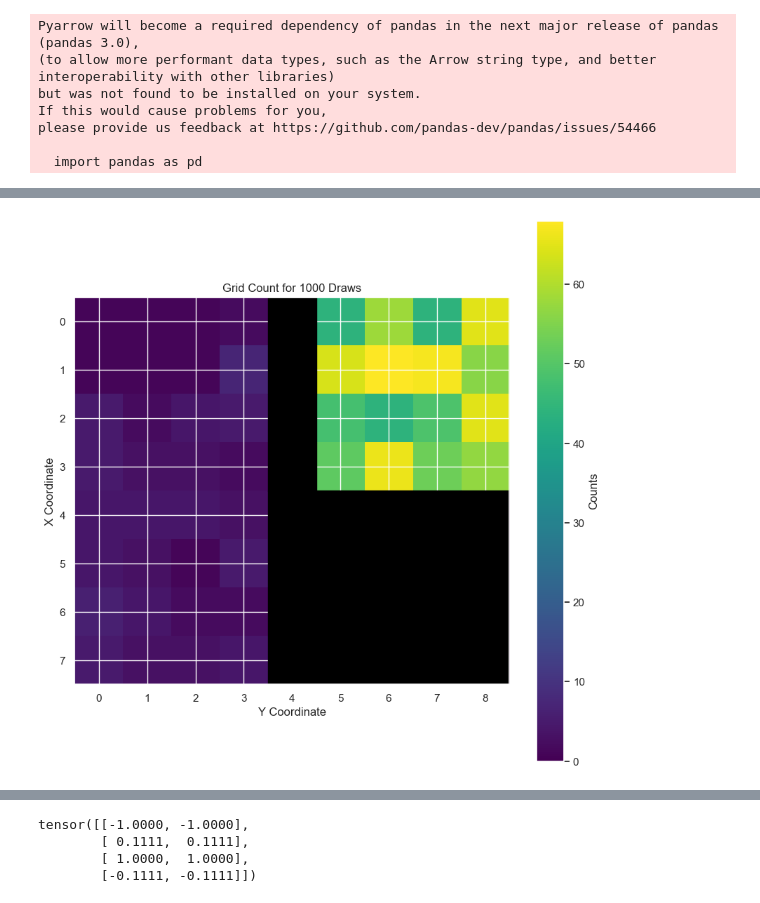
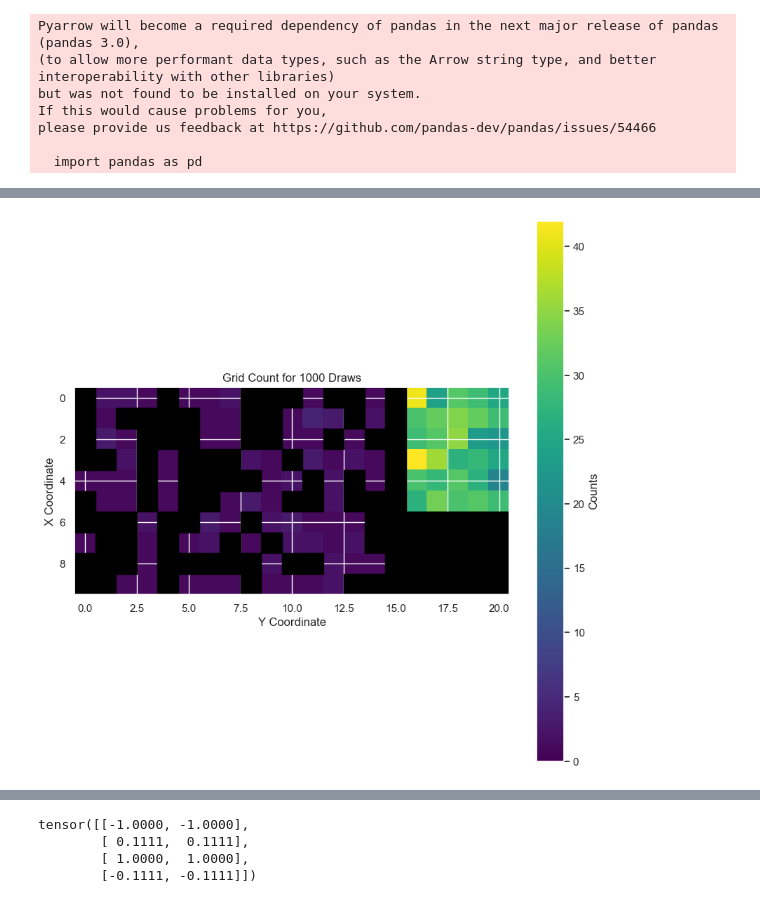
Before and after one commit to mariusdgm/phd-research, a Jupyter notebook: experiments/dqn/check_experiment.ipynb, the cells around one changed output, grey strips where cells are left out. Drawn from its saved outputs; the diff is of its cells as text; code cells hidden in the pictures.

```diff
--- a/experiments/dqn/check_experiment.ipynb
+++ b/experiments/dqn/check_experiment.ipynb
@@ -100,0 +76,9 @@ len([t for t in buffer if t[4] == 1])
+# %%
+walls = []
+for i in range(10):
+    if i != 1:
+        walls.append((i, 15))
+
+walls_str = [str(wall) for wall in walls]
+print(walls_str)
+# walls
@@ -101,5 +127,5 @@ len([t for t in buffer if t[4] == 1])
 # %%
-def plot_draws(N, prob_A, space_A, space_B):
+def plot_draws(N, env):
     """
     Performs N draws using the random_select function and plots a grid with a colormap of the counts.
 
@@ -110,42 +136,38 @@ def plot_draws(N, prob_A, space_A, space_B):
         space_B (tuple): Top left and bottom right corners of space B.
     """
     # Determine the dimensions of the combined grid
-    min_x = min(space_A[0][0], space_B[0][0])
-    max_x = max(space_A[1][0], space_B[1][0])
-    min_y = min(space_A[0][1], space_B[0][1])
-    max_y = max(space_A[1][1], space_B[1][1])
+    min_x = 0
+    max_x = env.rows - 1
+    min_y = 0
+    max_y = env.cols - 1
 
     # Initialize the grid with zeros
     grid = np.zeros((max_x - min_x + 1, max_y - min_y + 1))
 
     # Perform N draws and count occurrences
     for _ in range(N):
-        x, y = random_select_starting_pos(prob_A, space_A, space_B)
+        x, y = env.reset()
         grid[x - min_x, y - min_y] += 1
 
     # Plot the grid
     plt.figure(figsize=(10, 10))
     plt.imshow(grid, cmap="viridis", interpolation="nearest", origin="lower")
     plt.colorbar(label="Counts")
 
     # Overlay the black squares for zero counts
     for (i, j), count in np.ndenumerate(grid):
         if count == 0:
             plt.gca().add_patch(plt.Rectangle((j - 0.5, i - 0.5), 1, 1, color="black"))
 
     plt.title(f"Grid Count for {N} Draws")
     plt.xlabel("Y Coordinate")
     plt.ylabel("X Coordinate")
     plt.gca().invert_yaxis()  # Ensuring the y-axis is inverted to match matrix coordinates
     plt.show()
 
 
 # Example usage
 N = 1000
-prob_A = 0.1
-space_A = ((0, 0), (7, 3))
-space_B = ((0, 5), (3, 8))
-
-plot_draws(N, prob_A, space_A, space_B)
+plot_draws(N, env)
 # %% [output]
-[figure, old version]
+[figure, new version]
```
Also changed, not shown: parts of 8 cells of this notebook, 5 other files.
